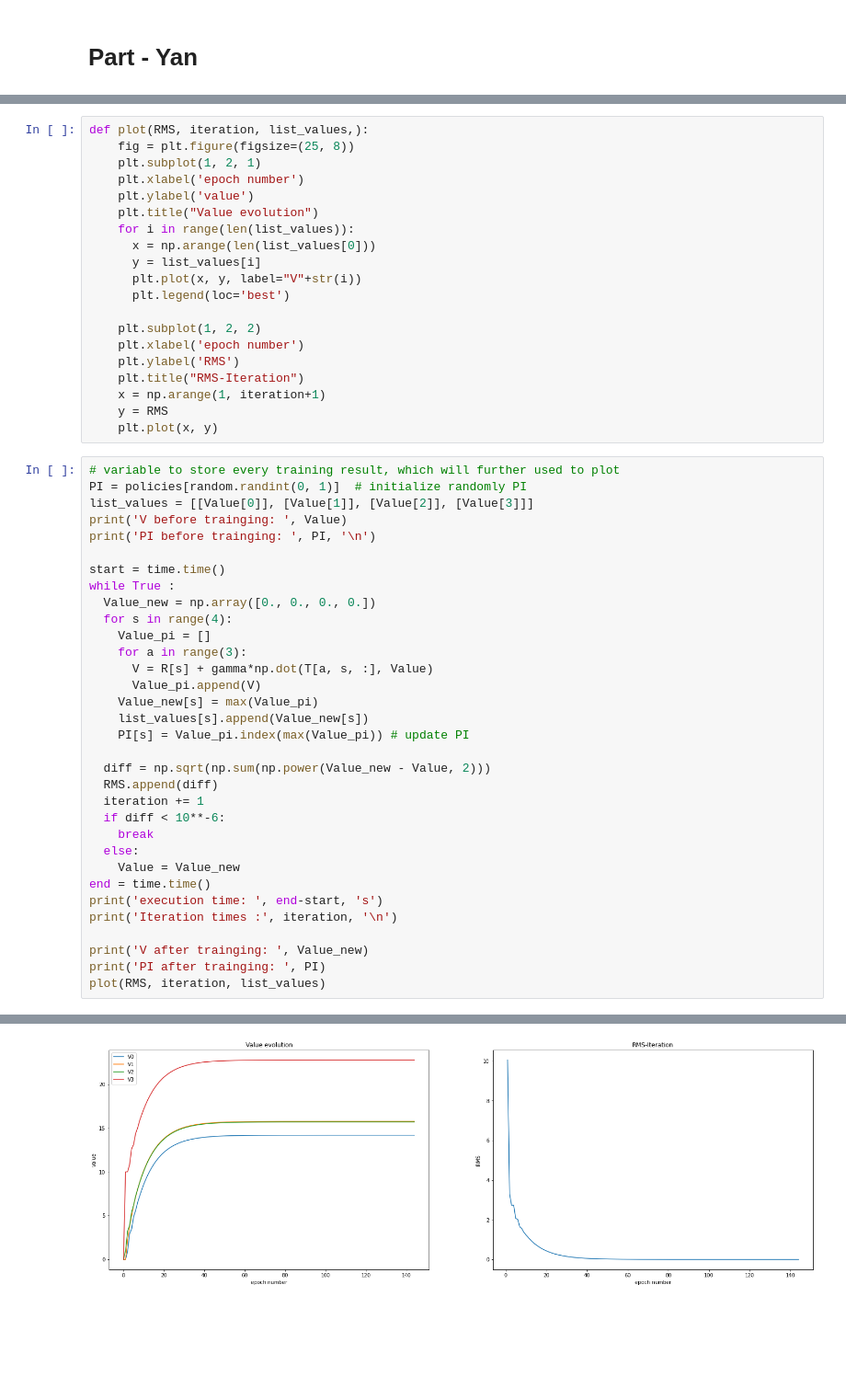
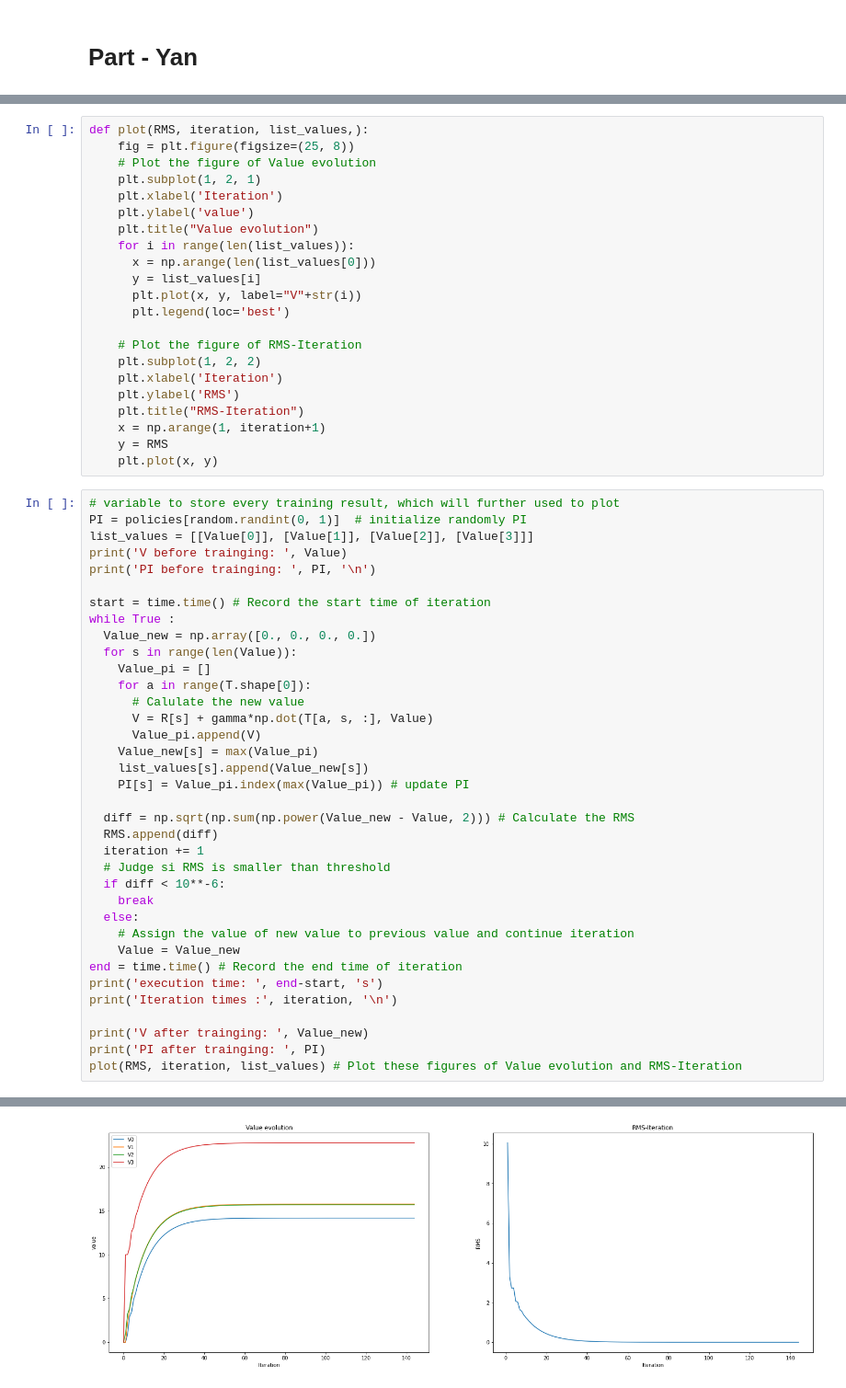
Before and after one commit to PPatrickGU/ROB311, a Jupyter notebook: TP2.ipynb, the cells around one changed output, grey strips where cells are left out. Shown at 92% size. Saved outputs shown, nothing was run; the diff lists cells and outputs as text; blank space fills up the shorter version.

```diff
--- a/TP2.ipynb
+++ b/TP2.ipynb
@@ -136,8 +137,9 @@ policies = [[1, 0, 0, 0],
 # %%
 def plot(RMS, iteration, list_values,):
     fig = plt.figure(figsize=(25, 8))
+    # Plot the figure of Value evolution
     plt.subplot(1, 2, 1)
-    plt.xlabel('epoch number')
+    plt.xlabel('Iteration')
     plt.ylabel('value')
     plt.title("Value evolution")
     for i in range(len(list_values)):
@@ -146,8 +148,9 @@ def plot(RMS, iteration, list_values,):
       plt.plot(x, y, label="V"+str(i))
       plt.legend(loc='best')
 
+    # Plot the figure of RMS-Iteration
     plt.subplot(1, 2, 2)
-    plt.xlabel('epoch number')
+    plt.xlabel('Iteration')
     plt.ylabel('RMS')
     plt.title("RMS-Iteration")
     x = np.arange(1, iteration+1)
@@ -160,32 +163,35 @@ list_values = [[Value[0]], [Value[1]], [Value[2]], [Value[3]]]
 print('V before trainging: ', Value)
 print('PI before trainging: ', PI, '\n')
 
-start = time.time()
+start = time.time() # Record the start time of iteration
 while True :
   Value_new = np.array([0., 0., 0., 0.])
-  for s in range(4):
+  for s in range(len(Value)):
     Value_pi = []
-    for a in range(3):
+    for a in range(T.shape[0]):
+      # Calulate the new value
       V = R[s] + gamma*np.dot(T[a, s, :], Value)
       Value_pi.append(V)
     Value_new[s] = max(Value_pi)
     list_values[s].append(Value_new[s])
     PI[s] = Value_pi.index(max(Value_pi)) # update PI
 
-  diff = np.sqrt(np.sum(np.power(Value_new - Value, 2)))
+  diff = np.sqrt(np.sum(np.power(Value_new - Value, 2))) # Calculate the RMS
   RMS.append(diff)
   iteration += 1
+  # Judge si RMS is smaller than threshold
   if diff < 10**-6:
     break
   else:
+    # Assign the value of new value to previous value and continue iteration
     Value = Value_new
-end = time.time()
+end = time.time() # Record the end time of iteration
 print('execution time: ', end-start, 's')
 print('Iteration times :', iteration, '\n')
 
 print('V after trainging: ', Value_new)
 print('PI after trainging: ', PI)
-plot(RMS, iteration, list_values)
+plot(RMS, iteration, list_values) # Plot these figures of Value evolution and RMS-Iteration
 # %% [output]
 V before trainging:  [0. 0. 0. 0.]
 PI before trainging:  [1, 0, 0, 0]
@@ -194,5 +200,5 @@ execution time:  0.013733625411987305 s
 Iteration times : 144
 
 V after trainging:  [14.18563508 15.76181722 15.69789427 22.76707116]
 PI after trainging:  [1, 0, 0, 0]
-[figure, old version]
+[figure, new version]
```
Also changed, not shown: parts of 2 cells of this notebook.
